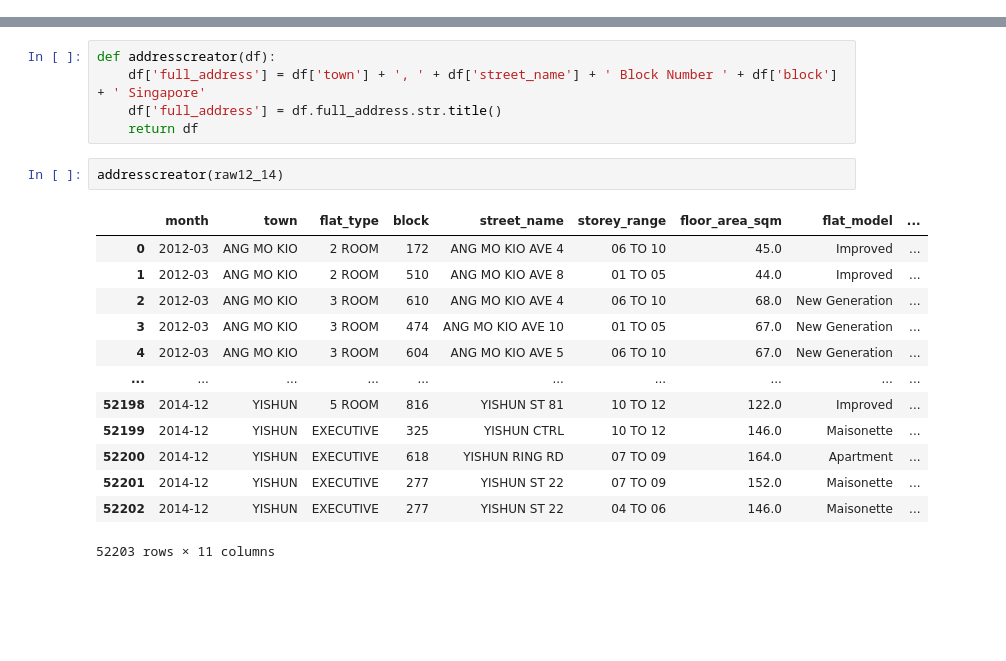
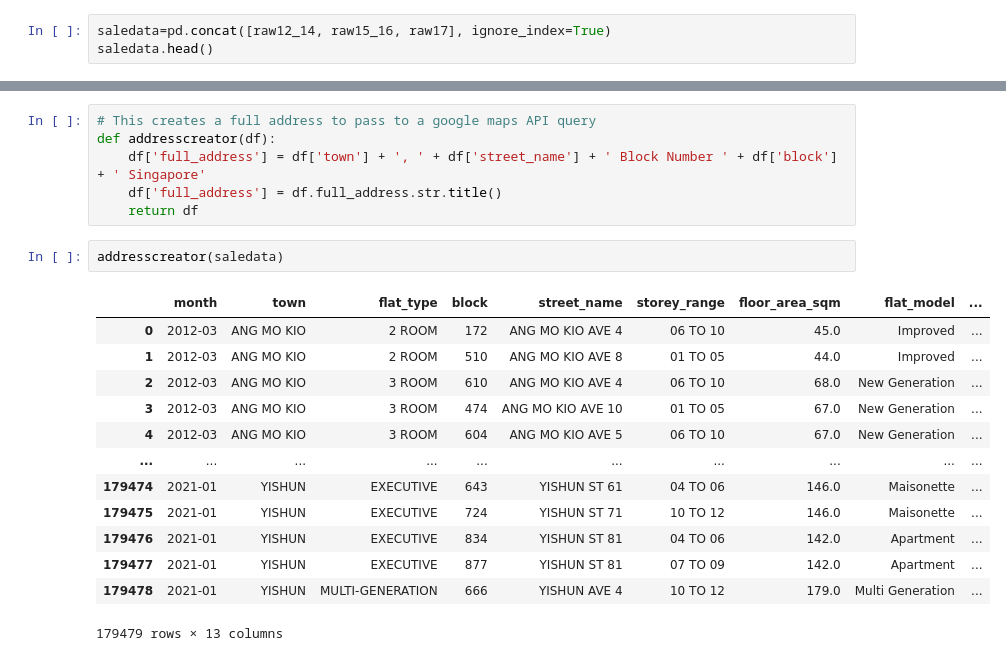
Before and after one commit to dylanlee91/holmusk_challenge, a Jupyter notebook: notebooks/Notebook 1 Data Cleaning and Exploration.ipynb, the cells around one changed output, grey strips where cells are left out. Saved outputs shown, nothing was run; the diff lists cells and outputs as text; blank space fills up the shorter version.

```diff
--- a/notebooks/Notebook 1 Data Cleaning and Exploration.ipynb
+++ b/notebooks/Notebook 1 Data Cleaning and Exploration.ipynb
@@ -89,0 +41,3 @@ raw12_14
+# %%
+saledata=pd.concat([raw12_14, raw15_16, raw17], ignore_index=True)
+saledata.head()
@@ -90,21 +62,22 @@ raw12_14
 # %%
+# This creates a full address to pass to a google maps API query
 def addresscreator(df):
     df['full_address'] = df['town'] + ', ' + df['street_name'] + ' Block Number ' + df['block'] + ' Singapore'
     df['full_address'] = df.full_address.str.title()
     return df
 # %%
-addresscreator(raw12_14)
+addresscreator(saledata)
 # %% [output]
 |  | month | town | flat_type | block | street_name | storey_range | floor_area_sqm | flat_model | ... |
 | 0 | 2012-03 | ANG MO KIO | 2 ROOM | 172 | ANG MO KIO AVE 4 | 06 TO 10 | 45.0 | Improved | ... |
 | 1 | 2012-03 | ANG MO KIO | 2 ROOM | 510 | ANG MO KIO AVE 8 | 01 TO 05 | 44.0 | Improved | ... |
 | 2 | 2012-03 | ANG MO KIO | 3 ROOM | 610 | ANG MO KIO AVE 4 | 06 TO 10 | 68.0 | New Generation | ... |
 | 3 | 2012-03 | ANG MO KIO | 3 ROOM | 474 | ANG MO KIO AVE 10 | 01 TO 05 | 67.0 | New Generation | ... |
 | 4 | 2012-03 | ANG MO KIO | 3 ROOM | 604 | ANG MO KIO AVE 5 | 06 TO 10 | 67.0 | New Generation | ... |
 | ... | ... | ... | ... | ... | ... | ... | ... | ... | ... |
-| 52198 | 2014-12 | YISHUN | 5 ROOM | 816 | YISHUN ST 81 | 10 TO 12 | 122.0 | Improved | ... |
-| 52199 | 2014-12 | YISHUN | EXECUTIVE | 325 | YISHUN CTRL | 10 TO 12 | 146.0 | Maisonette | ... |
-| 52200 | 2014-12 | YISHUN | EXECUTIVE | 618 | YISHUN RING RD | 07 TO 09 | 164.0 | Apartment | ... |
-| 52201 | 2014-12 | YISHUN | EXECUTIVE | 277 | YISHUN ST 22 | 07 TO 09 | 152.0 | Maisonette | ... |
-| 52202 | 2014-12 | YISHUN | EXECUTIVE | 277 | YISHUN ST 22 | 04 TO 06 | 146.0 | Maisonette | ... |
+| 179474 | 2021-01 | YISHUN | EXECUTIVE | 643 | YISHUN ST 61 | 04 TO 06 | 146.0 | Maisonette | ... |
+| 179475 | 2021-01 | YISHUN | EXECUTIVE | 724 | YISHUN ST 71 | 10 TO 12 | 146.0 | Maisonette | ... |
+| 179476 | 2021-01 | YISHUN | EXECUTIVE | 834 | YISHUN ST 81 | 04 TO 06 | 142.0 | Apartment | ... |
+| 179477 | 2021-01 | YISHUN | EXECUTIVE | 877 | YISHUN ST 81 | 07 TO 09 | 142.0 | Apartment | ... |
+| 179478 | 2021-01 | YISHUN | MULTI-GENERATION | 666 | YISHUN AVE 4 | 10 TO 12 | 179.0 | Multi Generation | ... |
-52203 rows × 11 columns
+179479 rows × 13 columns
```
Also changed, not shown: parts of 21 cells of this notebook, 1 other file.
